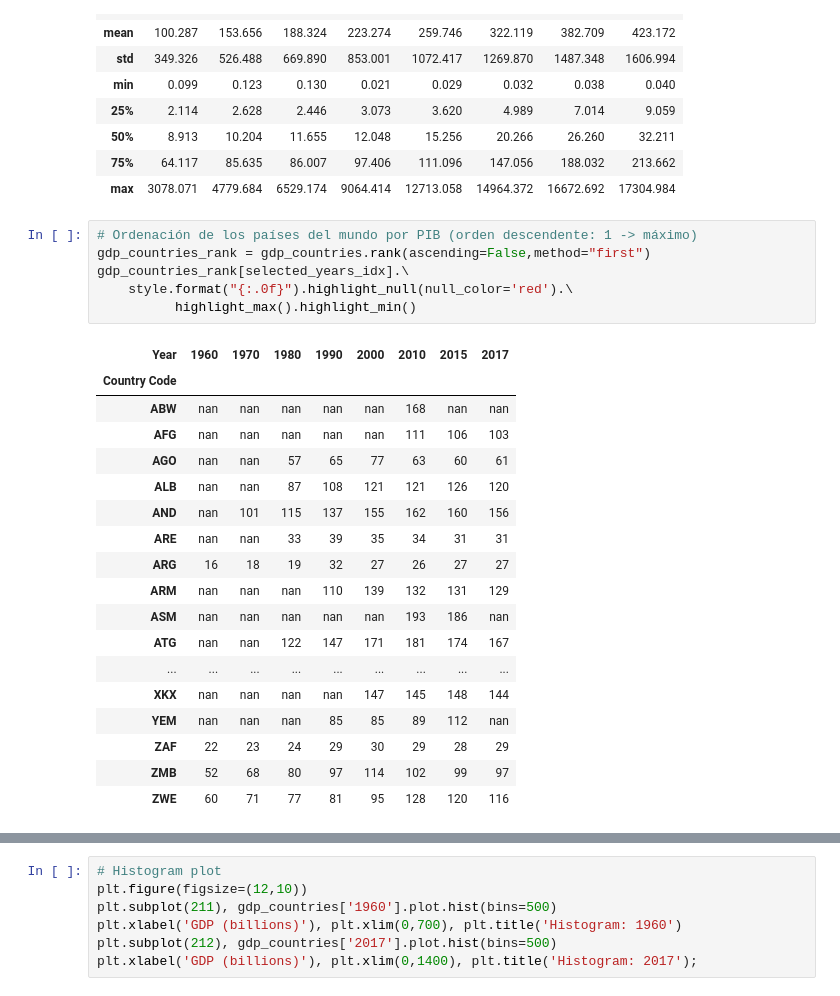
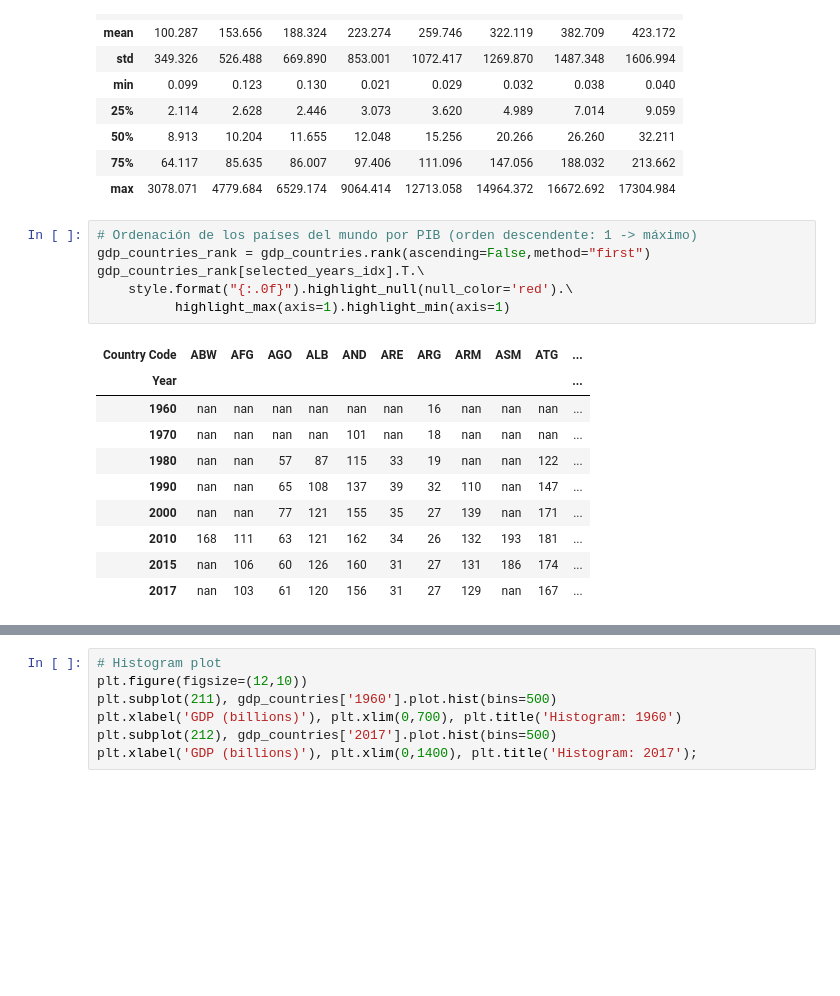
Before and after one commit to jruizalz/EPE-ULPGC, a Jupyter notebook: Bloque_1/1.AnalisisExploratorioDatos.ipynb, the cells around one changed output, grey strips where cells are left out. Drawn from its saved outputs; the diff is of its cells as text; blank space fills up the shorter version.

```diff
--- a/Bloque_1/1.AnalisisExploratorioDatos.ipynb
+++ b/Bloque_1/1.AnalisisExploratorioDatos.ipynb
@@ -1143,28 +1145,20 @@ gdp_countries.describe()[selected_years_idx].\
 # %%
 # Ordenación de los países del mundo por PIB (orden descendente: 1 -> máximo)
 gdp_countries_rank = gdp_countries.rank(ascending=False,method="first")
-gdp_countries_rank[selected_years_idx].\
+gdp_countries_rank[selected_years_idx].T.\
     style.format("{:.0f}").highlight_null(null_color='red').\
-          highlight_max().highlight_min()
+          highlight_max(axis=1).highlight_min(axis=1)
 # %% [output]
-| Year | 1960 | 1970 | 1980 | 1990 | 2000 | 2010 | 2015 | 2017 |
-| Country Code |  |  |  |  |  |  |  |  |
-| ABW | nan | nan | nan | nan | nan | 168 | nan | nan |
-| AFG | nan | nan | nan | nan | nan | 111 | 106 | 103 |
-| AGO | nan | nan | 57 | 65 | 77 | 63 | 60 | 61 |
-| ALB | nan | nan | 87 | 108 | 121 | 121 | 126 | 120 |
-| AND | nan | 101 | 115 | 137 | 155 | 162 | 160 | 156 |
-| ARE | nan | nan | 33 | 39 | 35 | 34 | 31 | 31 |
-| ARG | 16 | 18 | 19 | 32 | 27 | 26 | 27 | 27 |
-| ARM | nan | nan | nan | 110 | 139 | 132 | 131 | 129 |
-| ASM | nan | nan | nan | nan | nan | 193 | 186 | nan |
-| ATG | nan | nan | 122 | 147 | 171 | 181 | 174 | 167 |
-| ... | ... | ... | ... | ... | ... | ... | ... | ... |
-| XKX | nan | nan | nan | nan | 147 | 145 | 148 | 144 |
-| YEM | nan | nan | nan | 85 | 85 | 89 | 112 | nan |
-| ZAF | 22 | 23 | 24 | 29 | 30 | 29 | 28 | 29 |
-| ZMB | 52 | 68 | 80 | 97 | 114 | 102 | 99 | 97 |
-| ZWE | 60 | 71 | 77 | 81 | 95 | 128 | 120 | 116 |
+| Country Code | ABW | AFG | AGO | ALB | AND | ARE | ARG | ARM | ASM | ATG | ... |
+| Year |  |  |  |  |  |  |  |  |  |  | ... |
+| 1960 | nan | nan | nan | nan | nan | nan | 16 | nan | nan | nan | ... |
+| 1970 | nan | nan | nan | nan | 101 | nan | 18 | nan | nan | nan | ... |
+| 1980 | nan | nan | 57 | 87 | 115 | 33 | 19 | nan | nan | 122 | ... |
+| 1990 | nan | nan | 65 | 108 | 137 | 39 | 32 | 110 | nan | 147 | ... |
+| 2000 | nan | nan | 77 | 121 | 155 | 35 | 27 | 139 | nan | 171 | ... |
+| 2010 | 168 | 111 | 63 | 121 | 162 | 34 | 26 | 132 | 193 | 181 | ... |
+| 2015 | nan | 106 | 60 | 126 | 160 | 31 | 27 | 131 | 186 | 174 | ... |
+| 2017 | nan | 103 | 61 | 120 | 156 | 31 | 27 | 129 | nan | 167 | ... |
 # %%
 n = 10 # n países con mayor PIB
 
```
Also changed, not shown: parts of 19 cells of this notebook, 1 other file.
